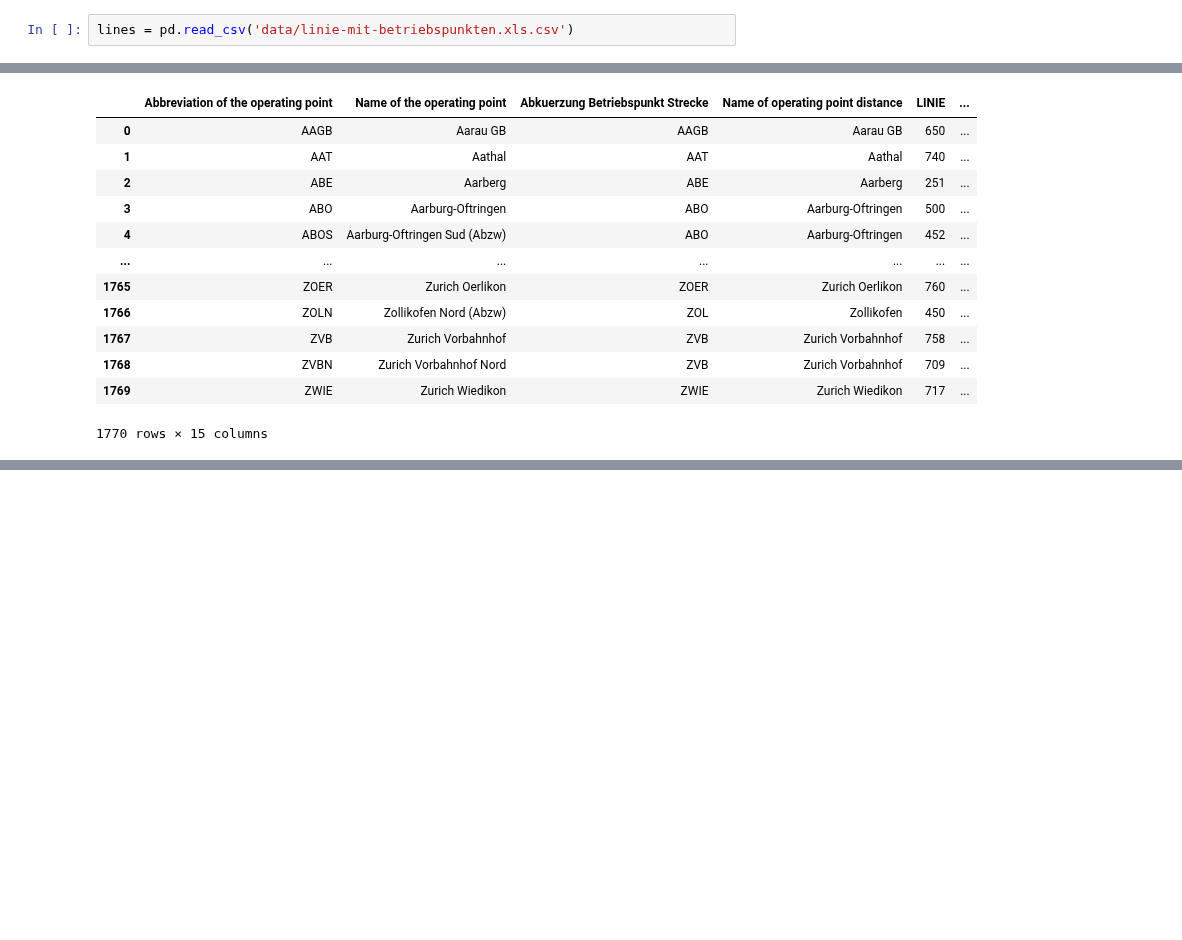
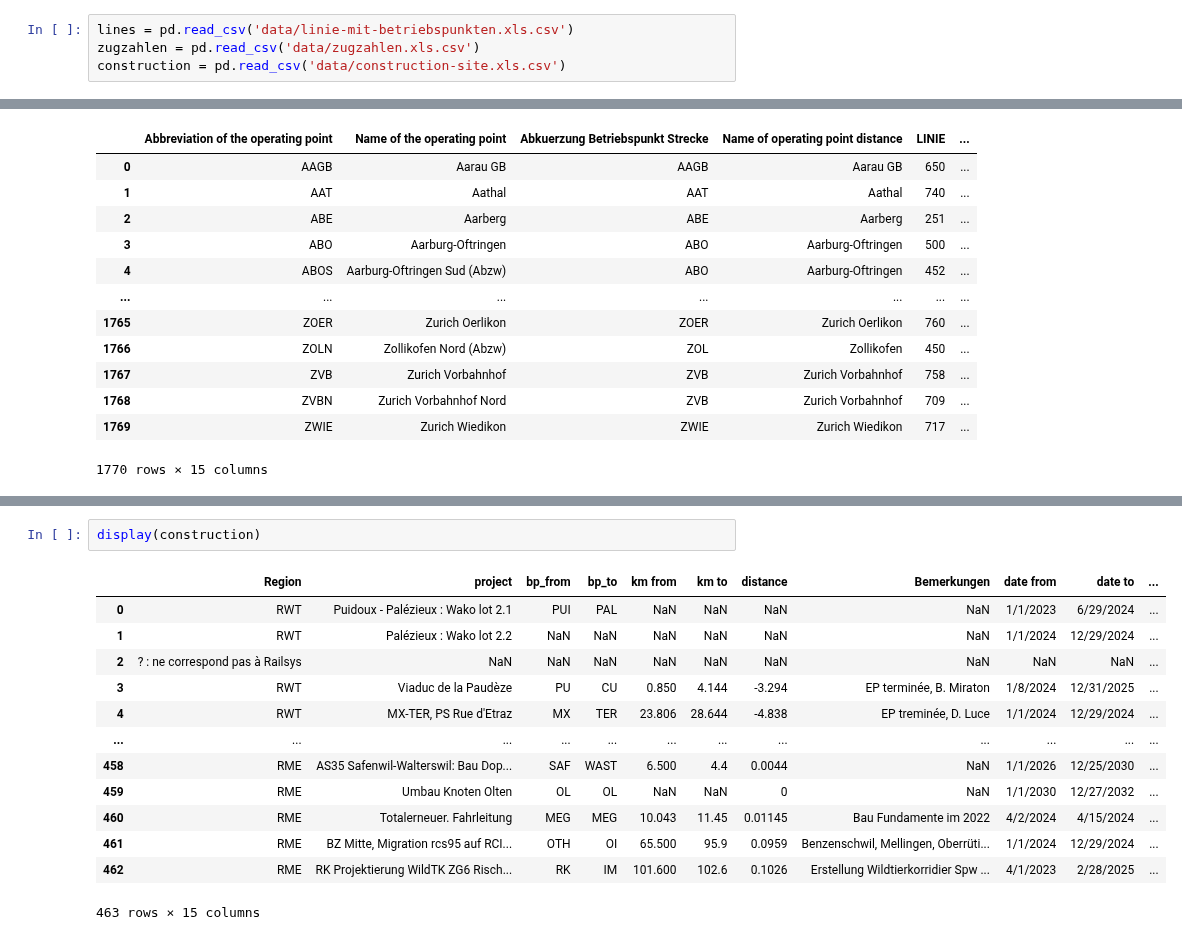
Before and after one commit to oalkayacd/polyhack2020, a Jupyter notebook: build_graph.ipynb, the cells around one changed output, grey strips where cells are left out. Saved outputs shown, nothing was run; the diff lists cells and outputs as text; blank space fills up the shorter version.

```diff
--- a/build_graph.ipynb
+++ b/build_graph.ipynb
@@ -5,5 +8,7 @@ import networkx as nx
 # %%
 lines = pd.read_csv('data/linie-mit-betriebspunkten.xls.csv')
+zugzahlen = pd.read_csv('data/zugzahlen.xls.csv')
+construction = pd.read_csv('data/construction-site.xls.csv')
 # %%
 display(lines)
 # %% [output]
@@ -22,0 +44,16 @@ display(lines)
+# %%
+display(construction)
+# %% [output]
+|  | Region | project | bp_from | bp_to | km from | km to | distance | Bemerkungen | date from | date to | ... |
+| 0 | RWT | Puidoux - Palézieux : Wako lot 2.1 | PUI | PAL | NaN | NaN | NaN | NaN | 1/1/2023 | 6/29/2024 | ... |
+| 1 | RWT | Palézieux : Wako lot 2.2 | NaN | NaN | NaN | NaN | NaN | NaN | 1/1/2024 | 12/29/2024 | ... |
+| 2 | ? : ne correspond pas à Railsys | NaN | NaN | NaN | NaN | NaN | NaN | NaN | NaN | NaN | ... |
+| 3 | RWT | Viaduc de la Paudèze | PU | CU | 0.850 | 4.144 | -3.294 | EP terminée, B. Miraton | 1/8/2024 | 12/31/2025 | ... |
+| 4 | RWT | MX-TER, PS Rue d'Etraz | MX | TER | 23.806 | 28.644 | -4.838 | EP treminée, D. Luce | 1/1/2024 | 12/29/2024 | ... |
+| ... | ... | ... | ... | ... | ... | ... | ... | ... | ... | ... | ... |
+| 458 | RME | AS35 Safenwil-Walterswil: Bau Dop... | SAF | WAST | 6.500 | 4.4 | 0.0044 | NaN | 1/1/2026 | 12/25/2030 | ... |
+| 459 | RME | Umbau Knoten Olten | OL | OL | NaN | NaN | 0 | NaN | 1/1/2030 | 12/27/2032 | ... |
+| 460 | RME | Totalerneuer. Fahrleitung | MEG | MEG | 10.043 | 11.45 | 0.01145 | Bau Fundamente im 2022 | 4/2/2024 | 4/15/2024 | ... |
+| 461 | RME | BZ Mitte, Migration rcs95 auf RCI... | OTH | OI | 65.500 | 95.9 | 0.0959 | Benzenschwil, Mellingen, Oberrüti... | 1/1/2024 | 12/29/2024 | ... |
+| 462 | RME | RK Projektierung WildTK ZG6 Risch... | RK | IM | 101.600 | 102.6 | 0.1026 | Erstellung Wildtierkorridier Spw ... | 4/1/2023 | 2/28/2025 | ... |
+463 rows × 15 columns
```
Also changed, not shown: parts of 29 cells of this notebook.
